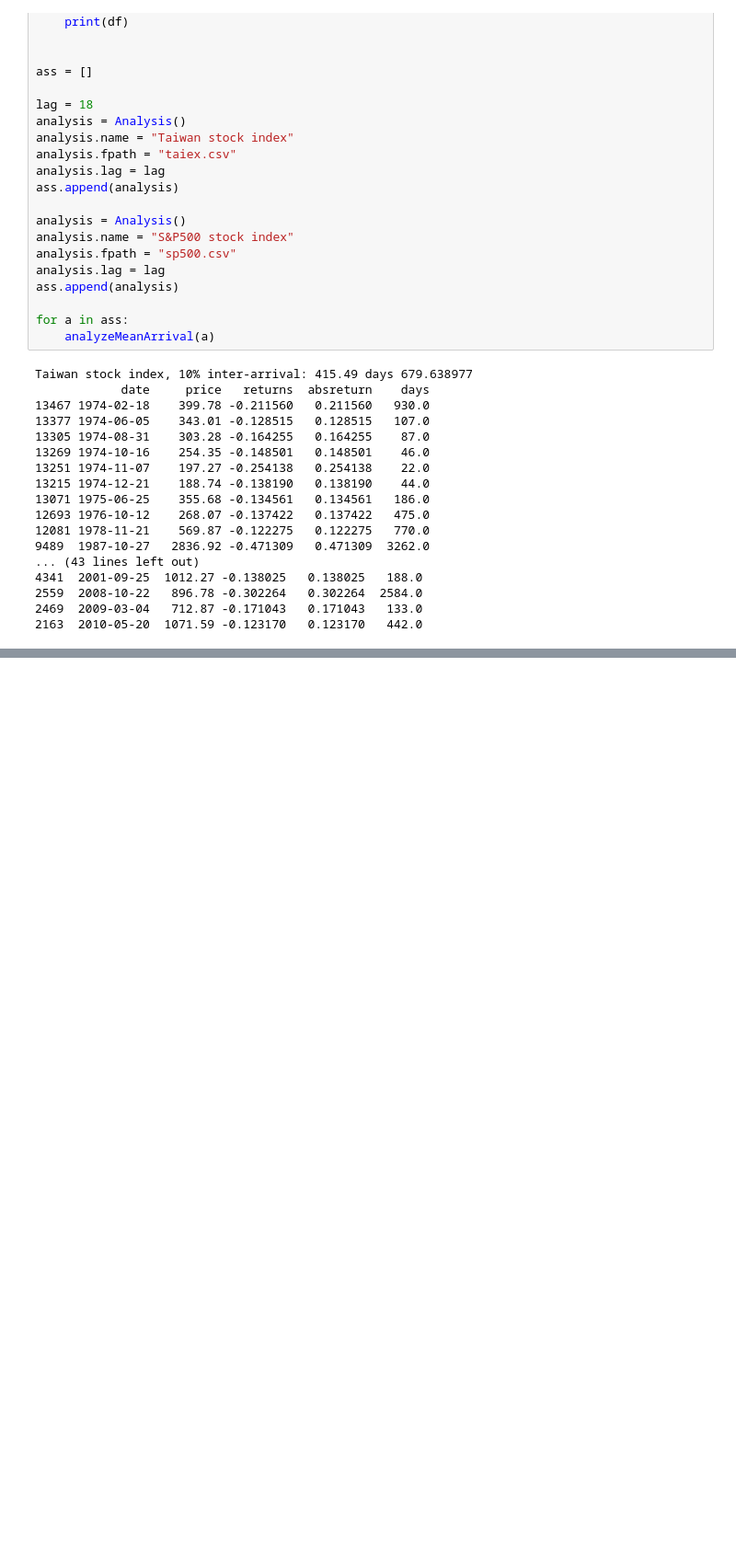
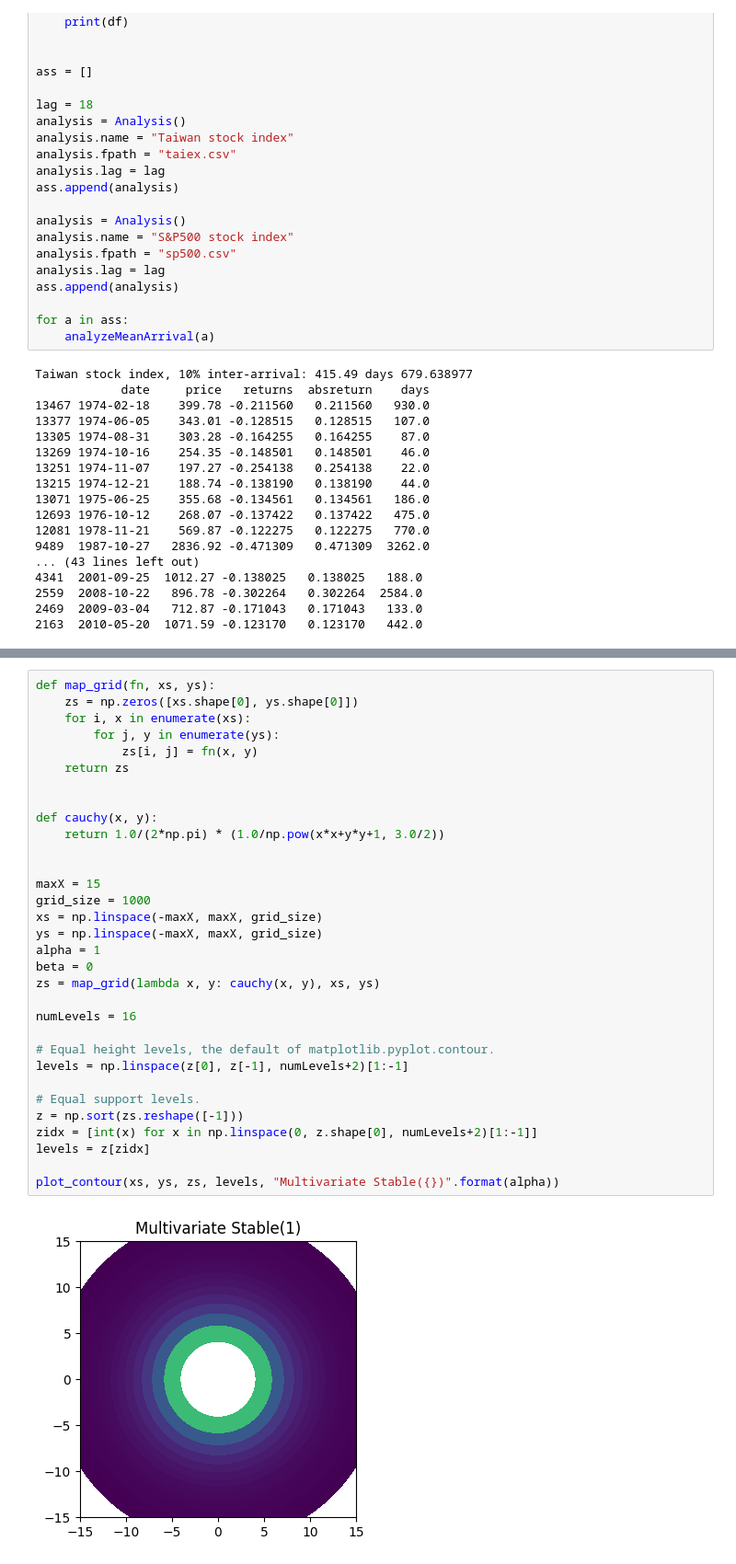
Before and after one commit to fumin/fumin.github.io, a Jupyter notebook: notes/statistics/taiex.ipynb, the cells around one changed output, grey strips where cells are left out. Shown at 92% size. Cells and saved outputs as stored; diff of their text form; blank space fills up the shorter version.

```diff
--- a/notes/statistics/taiex.ipynb
+++ b/notes/statistics/taiex.ipynb
@@ -1006,0 +1085,34 @@ Taiwan stock index, 10% inter-arrival: 415.49 days 679.638977
+# %%
+def map_grid(fn, xs, ys):
+    zs = np.zeros([xs.shape[0], ys.shape[0]])
+    for i, x in enumerate(xs):
+        for j, y in enumerate(ys):
+            zs[i, j] = fn(x, y)
+    return zs
+
+
+def cauchy(x, y):
+    return 1.0/(2*np.pi) * (1.0/np.pow(x*x+y*y+1, 3.0/2))
+
+
+maxX = 15
+grid_size = 1000
+xs = np.linspace(-maxX, maxX, grid_size)
+ys = np.linspace(-maxX, maxX, grid_size)
+alpha = 1
+beta = 0
+zs = map_grid(lambda x, y: cauchy(x, y), xs, ys)
+
+numLevels = 16
+
+# Equal height levels, the default of matplotlib.pyplot.contour.
+levels = np.linspace(z[0], z[-1], numLevels+2)[1:-1]
+
+# Equal support levels.
+z = np.sort(zs.reshape([-1]))
+zidx = [int(x) for x in np.linspace(0, z.shape[0], numLevels+2)[1:-1]]
+levels = z[zidx]
+
+plot_contour(xs, ys, zs, levels, "Multivariate Stable({})".format(alpha))
+# %% [output]
+[figure, added]
```
Also changed, not shown: parts of 3 cells of this notebook, 8 other files.
